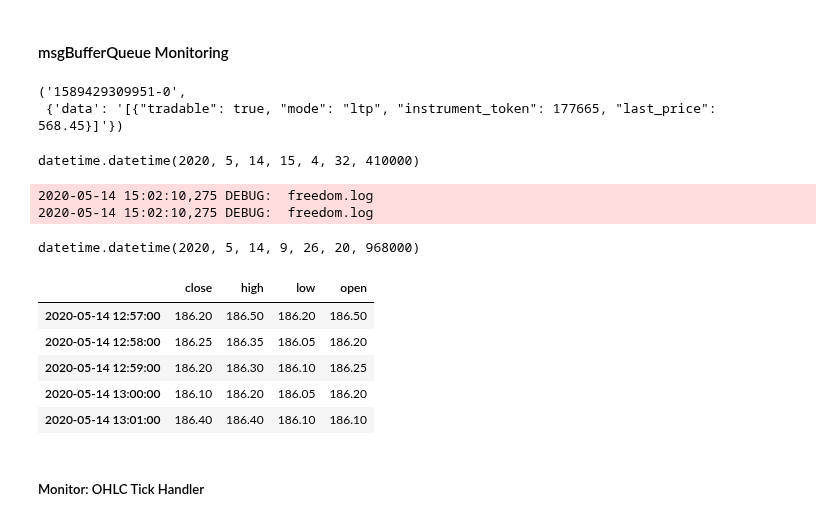
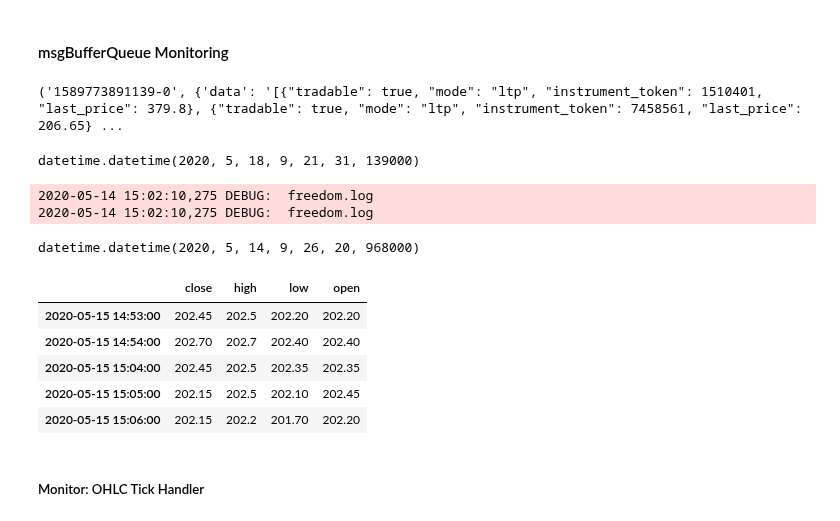
Before and after one commit to suhansaha/algotrader, a Jupyter notebook: src/freedom_v2_unit_test.ipynb, the cells around one changed output. Saved outputs shown, nothing was run; the diff lists cells and outputs as text; code cells hidden in the pictures.

```diff
--- a/src/freedom_v2_unit_test.ipynb
+++ b/src/freedom_v2_unit_test.ipynb
@@ -648,14 +738,12 @@ live_cache.getOHLC('WIPRO')
 # %% [markdown]
 #### msgBufferQueue Monitoring
-# %%
-live_cache.xrange('msgBufferQueuelive')[-1]
-# %% [output]
-('1589429309951-0',
- {'data': '[{"tradable": true, "mode": "ltp", "instrument_token": 177665, "last_price": 568.45}]'})
 # %%
-datetime.fromtimestamp(int(live_cache.xrange('msgBufferQueuelive')[-1][0].split('-')[0] )/1000)
+peek_msg_queue = live_cache.xrange('msgBufferQueuelive')[-1]
+print(peek_msg_queue)
+datetime.fromtimestamp(int(peek_msg_queue[0].split('-')[0] )/1000)
 # %% [output]
-datetime.datetime(2020, 5, 14, 15, 4, 32, 410000)
+('1589773891139-0', {'data': '[{"tradable": true, "mode": "ltp", "instrument_token": 1510401, "last_price": 379.8}, {"tradable": true, "mode": "ltp", "instrument_token": 7458561, "last_price": 206.65} ...
+datetime.datetime(2020, 5, 18, 9, 21, 31, 139000)
 # %%
 datetime.fromtimestamp(1589428580968/1000)
 # %% [output]
@@ -663,14 +751,14 @@ datetime.fromtimestamp(1589428580968/1000)
 2020-05-14 15:02:10,275 DEBUG:  freedom.log
 datetime.datetime(2020, 5, 14, 9, 26, 20, 968000)
 # %%
-live_cache.getOHLC('WIPRO').tail()
+live_cache.getOHLC('INFRATEL').tail()
 # %% [output]
 |  | close | high | low | open |
-| 2020-05-14 12:57:00 | 186.20 | 186.50 | 186.20 | 186.50 |
-| 2020-05-14 12:58:00 | 186.25 | 186.35 | 186.05 | 186.20 |
-| 2020-05-14 12:59:00 | 186.20 | 186.30 | 186.10 | 186.25 |
-| 2020-05-14 13:00:00 | 186.10 | 186.20 | 186.05 | 186.20 |
-| 2020-05-14 13:01:00 | 186.40 | 186.40 | 186.10 | 186.10 |
+| 2020-05-15 14:53:00 | 202.45 | 202.5 | 202.20 | 202.20 |
+| 2020-05-15 14:54:00 | 202.70 | 202.7 | 202.40 | 202.40 |
+| 2020-05-15 15:04:00 | 202.45 | 202.5 | 202.35 | 202.35 |
+| 2020-05-15 15:05:00 | 202.15 | 202.5 | 202.10 | 202.45 |
+| 2020-05-15 15:06:00 | 202.15 | 202.2 | 201.70 | 202.20 |
 # %% [markdown]
 ##### Monitor: OHLC Tick Handler
 # %%
```
Also changed, not shown: parts of 38 cells of this notebook, 12 other files.
